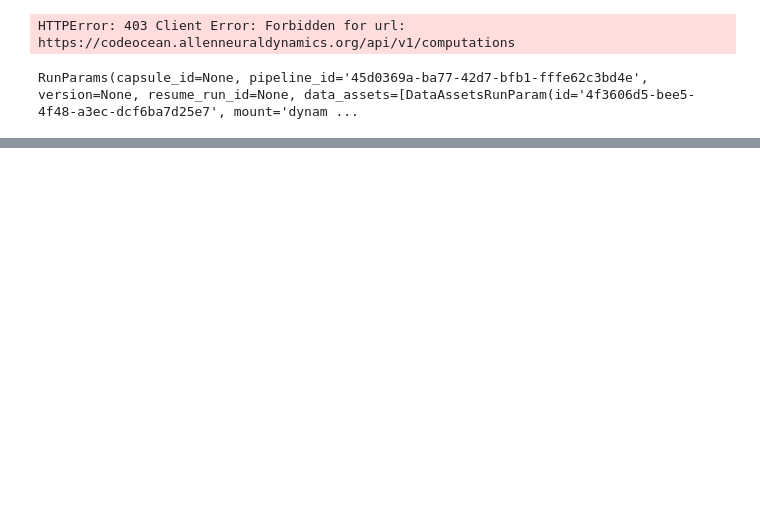
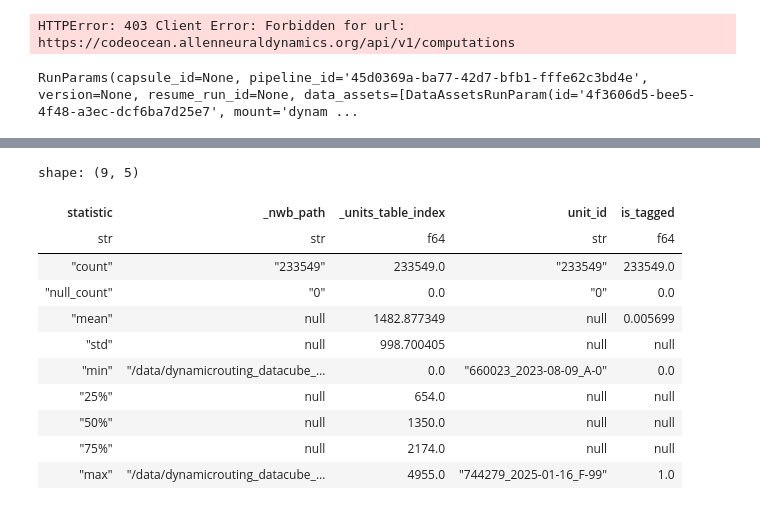
Before and after one commit to bjhardcastle/scratch, a Jupyter notebook: notebooks/scratch.ipynb, the cells around one changed output, grey strips where cells are left out. Drawn from its saved outputs; the diff is of its cells as text; code cells hidden in the pictures; blank space fills up the shorter version.

```diff
--- a/notebooks/scratch.ipynb
+++ b/notebooks/scratch.ipynb
@@ -1208,0 +1293,42 @@ RunParams(capsule_id=None, pipeline_id='45d0369a-ba77-42d7-bfb1-fffe62c3bd4e', v
+# %%
+# df is one row per unique parameter set (incl 'is_after_task'), per unit
+df = (
+    # df
+    pl.scan_parquet(f's3://aind-scratch-data/dynamic-routing/optotagging/metrics.parquet')
+    ## for testing:
+    # .filter(pl.col('_units_table_index') == 1261)
+    .with_columns(
+        utils.fraction_sig_bins().alias('fraction_sig_bins'),
+        pl.col('evoked_zscores').list.max().alias('max_evoked_zscore'),
+        pl.col('min_isis').list.mean().alias('mean_min_isi'),
+        pl.col('min_isis').list.min().lt(0.0007).alias('artifactual_spikes'),
+    )
+    .with_columns(
+        (
+            pl.col('max_evoked_zscore').gt(2)
+            & pl.col('fraction_sig_bins').gt(0)
+            & ~pl.col('artifactual_spikes')
+        ).alias('is_response'),
+    )
+    .group_by('_nwb_path', '_units_table_index')
+    .agg(
+        pl.col('unit_id').first(),
+        pl.col('is_response').filter(pl.col('duration') == 0.01).any().alias('is_tagged')
+    )
+    .sort(['is_tagged', 'unit_id'], descending=True, nulls_last=True)
+    .collect()
+)
+df.describe()
+# %% [output]
+shape: (9, 5)
+| statistic | _nwb_path | _units_table_index | unit_id | is_tagged |
+| str | str | f64 | str | f64 |
+| "count" | "233549" | 233549.0 | "233549" | 233549.0 |
+| "null_count" | "0" | 0.0 | "0" | 0.0 |
+| "mean" | null | 1482.877349 | null | 0.005699 |
+| "std" | null | 998.700405 | null | null |
+| "min" | "/data/dynamicrouting_datacube_… | 0.0 | "660023_2023-08-09_A-0" | 0.0 |
+| "25%" | null | 654.0 | null | null |
+| "50%" | null | 1350.0 | null | null |
+| "75%" | null | 2174.0 | null | null |
+| "max" | "/data/dynamicrouting_datacube_… | 4955.0 | "744279_2025-01-16_F-99" | 1.0 |
```
Also changed, not shown: parts of 7 cells of this notebook, 3 other files.
